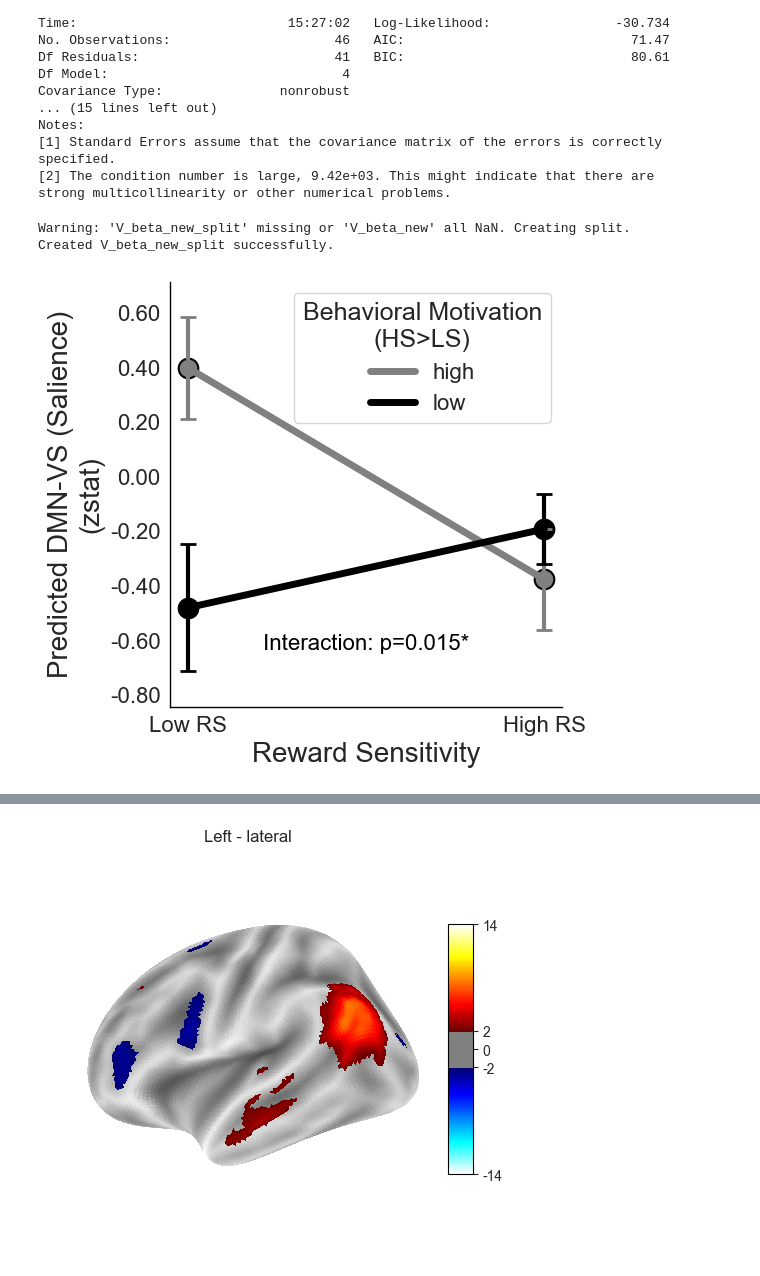
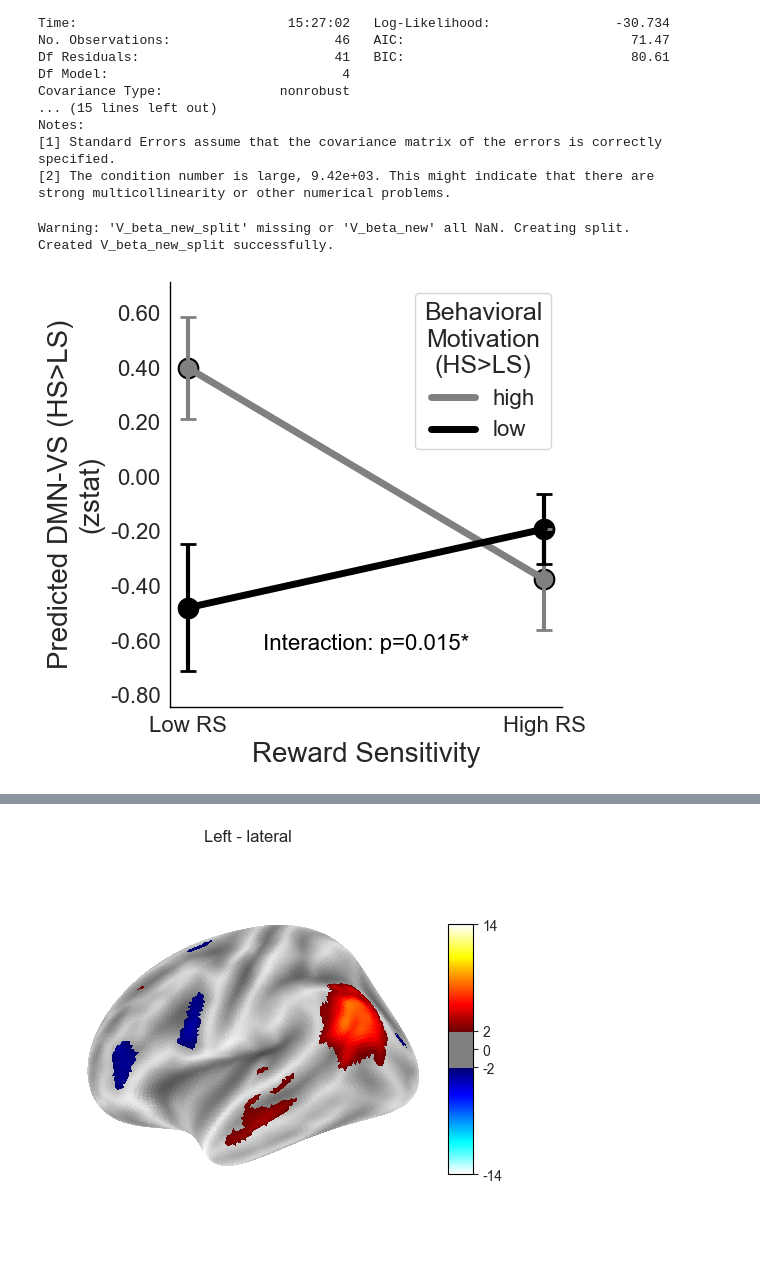
Before and after one commit to DVS-Lab/istart-mid-clean, a Jupyter notebook: code/Behave_pub.ipynb, the cells around one changed output, grey strips where cells are left out. Saved outputs shown, nothing was run; the diff lists cells and outputs as text; code cells hidden in the pictures.

```diff
--- a/code/Behave_pub.ipynb
+++ b/code/Behave_pub.ipynb
@@ -961,36 +1188,36 @@ else:
         fontsize=16, ha='center', va='bottom', color='black'
     )
 
     # Formatting
     plt.xlabel('Reward Sensitivity', fontsize=20)
-    plt.ylabel('Predicted DMN-VS (Salience)\n(zstat)', fontsize=20)
+    plt.ylabel('Predicted DMN-VS (HS>LS)\n(zstat)', fontsize=20)
     plt.xticks([comp_RS_low, comp_RS_high], ['Low RS', 'High RS'], fontsize=16)
     yticks = plt.gca().get_yticks()
     plt.yticks(yticks, [f'{x:.2f}' for x in yticks], fontsize=16)
     leg = plt.legend(
-        title='Behavioral Motivation\n(HS>LS)', fontsize=16, title_fontsize=18,
+        title='Behavioral\nMotivation\n(HS>LS)', fontsize=16, title_fontsize=18,
         loc='best'
     )
     leg.get_title().set_ha('center')
     plt.xlim(comp_RS_low - 0.05 * (comp_RS_high - comp_RS_low), comp_RS_high + 0.05 * (comp_RS_high - comp_RS_low))
     plt.ylim(y_min - 0.1 * y_range, y_max + 0.1 * y_range)
     plt.gca().spines[['top', 'right']].set_visible(False)
     plt.gca().spines[['left', 'bottom']].set_color('black')
     plt.gca().spines[['left', 'bottom']].set_linewidth(1)
     plt.gca().set_facecolor('white')
     plt.grid(False)
 
     plt.tight_layout(pad=0.5)
     plt.savefig('interaction_plot_comp_rs_v_beta_new_sem.svg', format='svg')
     plt.show()
 
     # Linear model summary
     print("\nLinear Model Summary:")
     print(model.summary())
 # %% [output]
 Warning: 'V_beta_new_split' missing or 'V_beta_new' all NaN. Creating split.
 Created V_beta_new_split successfully.
-[figure, old version]
+[figure, new version]
 Linear Model Summary:
                               OLS Regression Results
 =================================================================================
```
Also changed, not shown: parts of 18 cells of this notebook, 11 other files.
